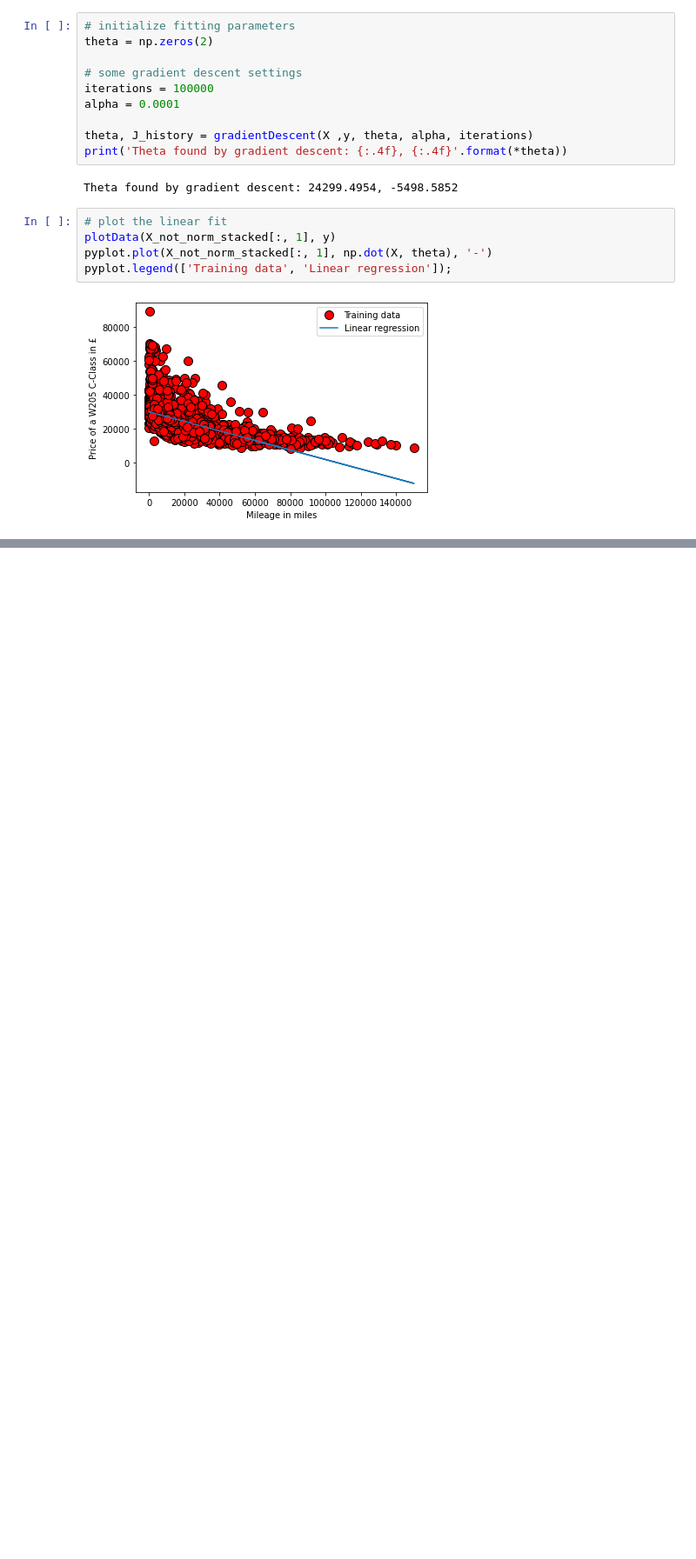
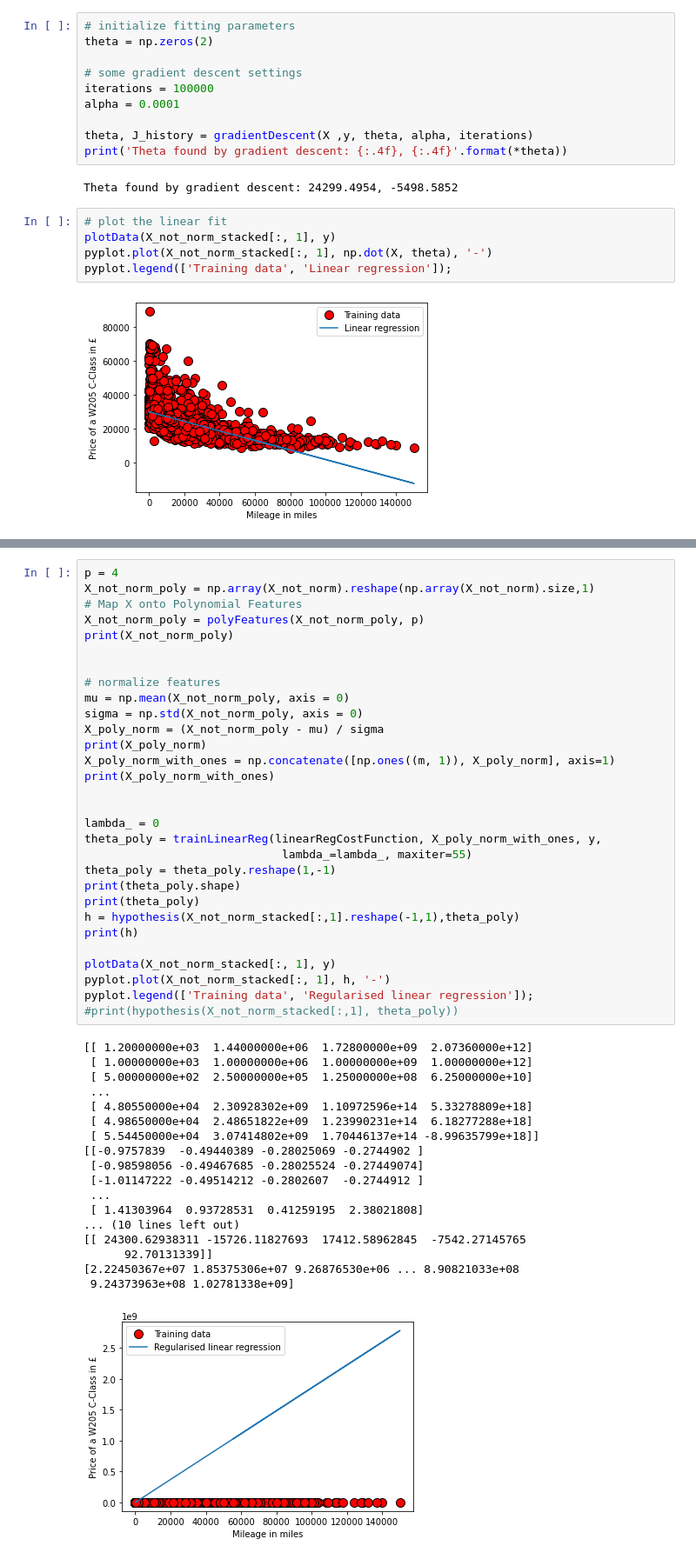
Before and after one commit to LuigiGuerriero1999/machine_learning_project, a Jupyter notebook: Machine Learning Project UK Used Car Data .ipynb, the cells around one changed output, grey strips where cells are left out. Shown at 87% size. Saved outputs shown, nothing was run; the diff lists cells and outputs as text; blank space fills up the shorter version.

```diff
--- a/Machine Learning Project UK Used Car Data .ipynb
+++ b/Machine Learning Project UK Used Car Data .ipynb
@@ -472,0 +433,49 @@ ValueError: shapes (3745,) and (5,) not aligned: 3745 (dim 0) != 5 (dim 0)
+# %%
+p = 4
+X_not_norm_poly = np.array(X_not_norm).reshape(np.array(X_not_norm).size,1)
+# Map X onto Polynomial Features
+X_not_norm_poly = polyFeatures(X_not_norm_poly, p)
+print(X_not_norm_poly)
+
+
+# normalize features
+mu = np.mean(X_not_norm_poly, axis = 0)
+sigma = np.std(X_not_norm_poly, axis = 0)
+X_poly_norm = (X_not_norm_poly - mu) / sigma
+print(X_poly_norm)
+X_poly_norm_with_ones = np.concatenate([np.ones((m, 1)), X_poly_norm], axis=1)
+print(X_poly_norm_with_ones)
+
+
+lambda_ = 0
+theta_poly = trainLinearReg(linearRegCostFunction, X_poly_norm_with_ones, y,
+                             lambda_=lambda_, maxiter=55)
+theta_poly = theta_poly.reshape(1,-1)
+print(theta_poly.shape)
+print(theta_poly)
+h = hypothesis(X_not_norm_stacked[:,1].reshape(-1,1),theta_poly)
+print(h)
+
+plotData(X_not_norm_stacked[:, 1], y)
+pyplot.plot(X_not_norm_stacked[:, 1], h, '-')
+pyplot.legend(['Training data', 'Regularised linear regression']);
+#print(hypothesis(X_not_norm_stacked[:,1], theta_poly))
+# %% [output]
+[[ 1.20000000e+03  1.44000000e+06  1.72800000e+09  2.07360000e+12]
+ [ 1.00000000e+03  1.00000000e+06  1.00000000e+09  1.00000000e+12]
+ [ 5.00000000e+02  2.50000000e+05  1.25000000e+08  6.25000000e+10]
+ ...
+ [ 4.80550000e+04  2.30928302e+09  1.10972596e+14  5.33278809e+18]
+ [ 4.98650000e+04  2.48651822e+09  1.23990231e+14  6.18277288e+18]
+ [ 5.54450000e+04  3.07414802e+09  1.70446137e+14 -8.99635799e+18]]
+[[-0.9757839  -0.49440389 -0.28025069 -0.2744902 ]
+ [-0.98598056 -0.49467685 -0.28025524 -0.27449074]
+ [-1.01147222 -0.49514212 -0.2802607  -0.2744912 ]
+ ...
+ [ 1.41303964  0.93728531  0.41259195  2.38021808]
+... (10 lines left out)
+[[ 24300.62938311 -15726.11827693  17412.58962845  -7542.27145765
+      92.70131339]]
+[2.22450367e+07 1.85375306e+07 9.26876530e+06 ... 8.90821033e+08
+ 9.24373963e+08 1.02781338e+09]
+[figure, added]
```
Also changed, not shown: parts of 17 cells of this notebook.
